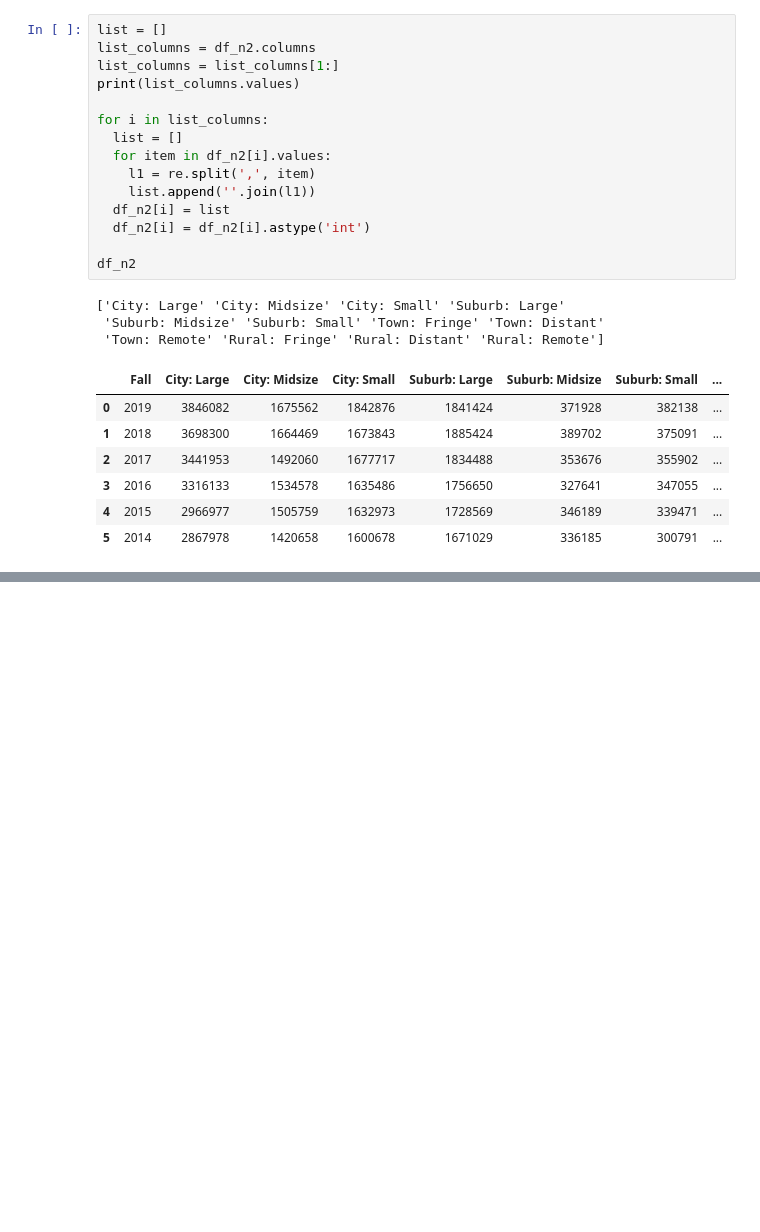
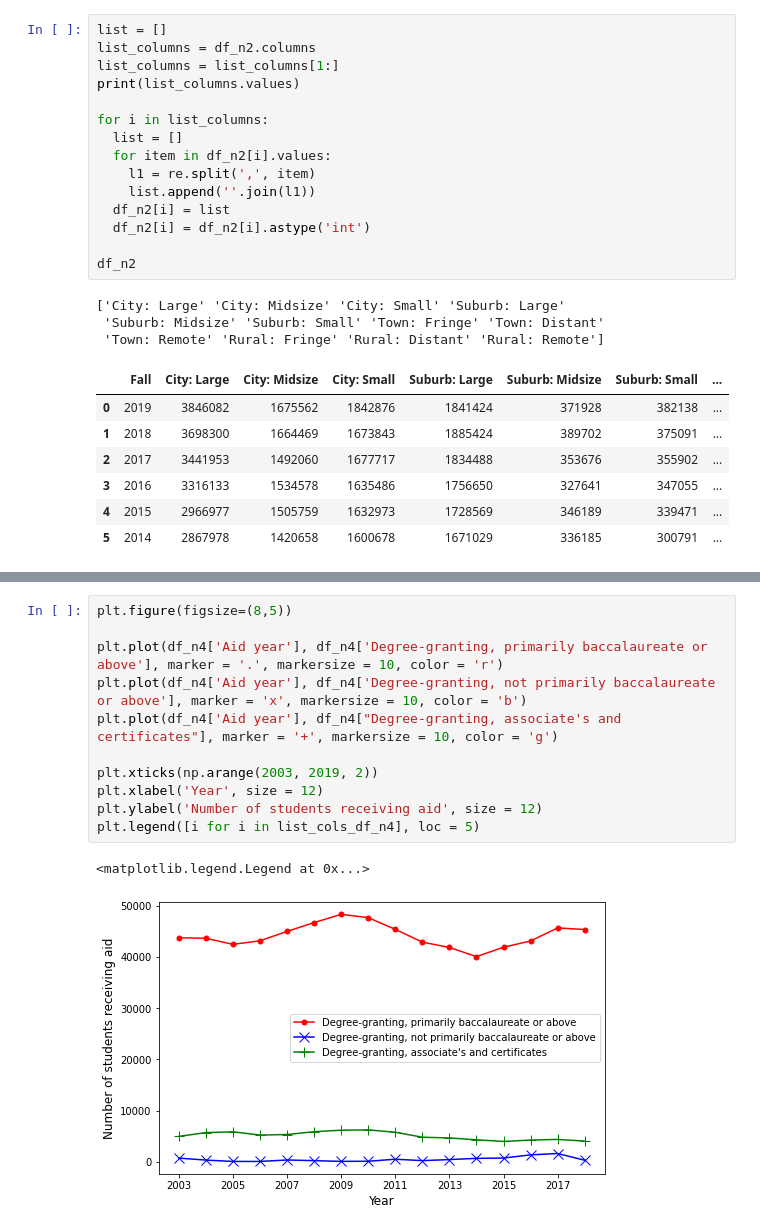
Before and after one commit to Vineet2107/HSO201_CourseProject, a Jupyter notebook: HSO_Arush.ipynb, the cells around one changed output, grey strips where cells are left out. Cells and saved outputs as stored; diff of their text form; blank space fills up the shorter version.

```diff
--- a/HSO_Arush.ipynb
+++ b/HSO_Arush.ipynb
@@ -352,0 +419,14 @@ Text(0, 0.5, 'Number of Applicants')
+# %%
+plt.figure(figsize=(8,5))
+
+plt.plot(df_n4['Aid year'], df_n4['Degree-granting, primarily baccalaureate or above'], marker = '.', markersize = 10, color = 'r')
+plt.plot(df_n4['Aid year'], df_n4['Degree-granting, not primarily baccalaureate or above'], marker = 'x', markersize = 10, color = 'b')
+plt.plot(df_n4['Aid year'], df_n4["Degree-granting, associate's and certificates"], marker = '+', markersize = 10, color = 'g')
+
+plt.xticks(np.arange(2003, 2019, 2))
+plt.xlabel('Year', size = 12)
+plt.ylabel('Number of students receiving aid', size = 12)
+plt.legend([i for i in list_cols_df_n4], loc = 5)
+# %% [output]
+<matplotlib.legend.Legend at 0x...>
+[figure, added]
```
Also changed, not shown: parts of 5 cells of this notebook.
